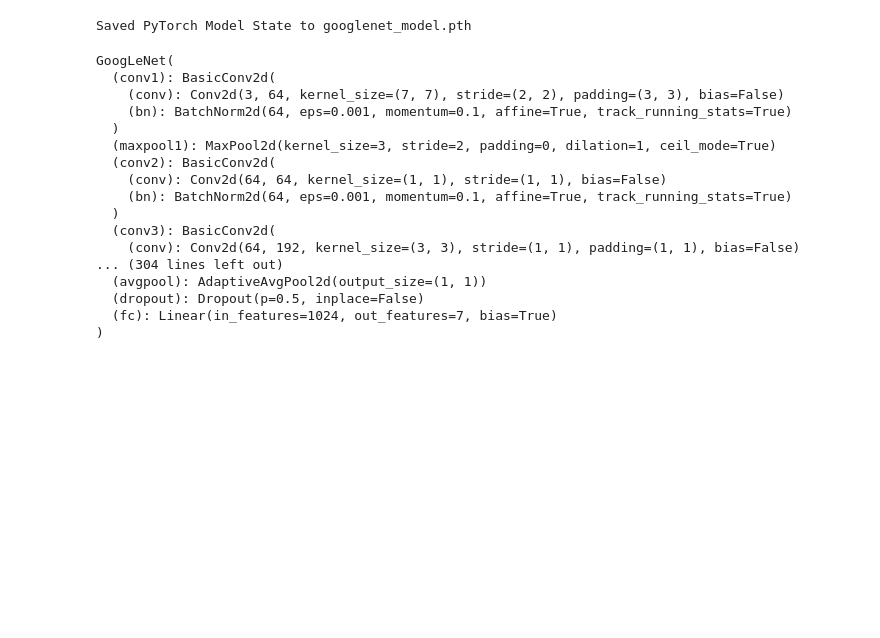
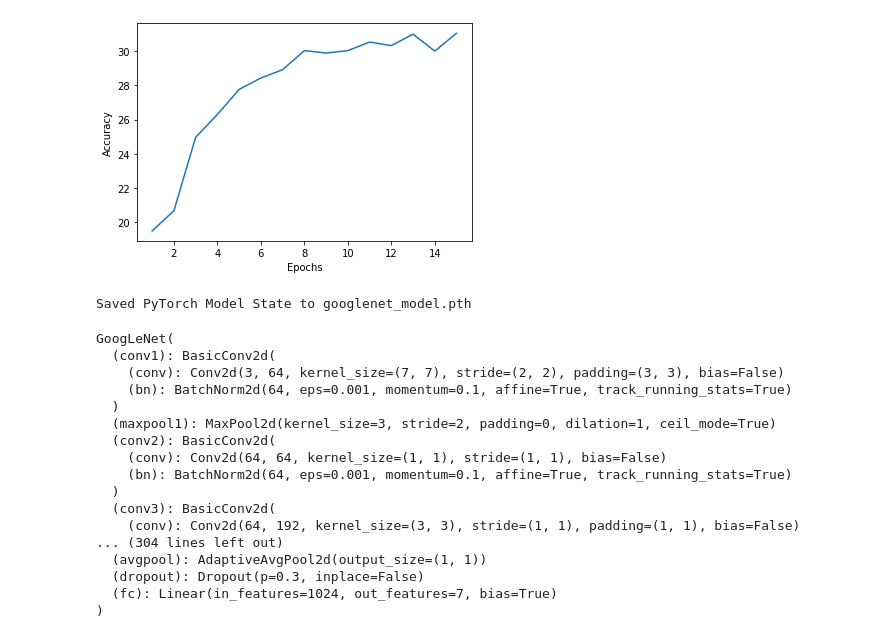
Before and after one commit to jiasenn/EmoDetectAI, a Jupyter notebook: GoogLEnet.ipynb, the cells around one changed output. Cells and saved outputs as stored; diff of their text form; code cells hidden in the pictures; blank space fills up the shorter version.

Commit message:
model optimisation

```diff
--- a/GoogLEnet.ipynb
+++ b/GoogLEnet.ipynb
@@ -23,5 +21,5 @@ AttributeError: module 'torch' has no attribute '_six'
 # %%
-batch_size = 2000
+batch_size = 2048
 
 # Create data loaders.
 train_dataloader = DataLoader(train_dataset, batch_size=batch_size)
@@ -36,7 +35,7 @@ NameError: name 'train_dataset' is not defined
 # %%
 import torch
 model = torch.hub.load('pytorch/vision:v0.10.0', 'googlenet', pretrained=True)
-model.dropout = nn.Dropout(0.5)
+model.dropout = nn.Dropout(0.3)
 model.fc = nn.Linear(1024,7)
 model.eval()
 model.to(device)
@@ -123,7 +122,7 @@ def test(dataloader, model, loss_fn):
 # %%
 test_accuracies = []
 # Training and testing the model
-epochs = 30
+epochs = 15
 for t in range(epochs):
     print(f"Epoch {t+1}\n-------------------------------")
     train_loss = train(train_dataloader, model, loss_fn, optimizer)
@@ -152,3 +151,15 @@ Done!
+# %%
+import matplotlib.pyplot as plt
+
+x_axis = [i for i in range(1, epochs+1)]
+plt.plot(x_axis, test_accuracies)
+
+plt.xlabel('Epochs')
+plt.ylabel('Accuracy')
+
+plt.show()
+# %% [output]
+[figure, added]
 # %%
 torch.save(model.state_dict(), "googlenet_model.pth")
 print("Saved PyTorch Model State to googlenet_model.pth")
@@ -173,7 +184,7 @@ GoogLeNet(
     (conv): Conv2d(64, 192, kernel_size=(3, 3), stride=(1, 1), padding=(1, 1), bias=False)
 ... (304 lines left out)
   (avgpool): AdaptiveAvgPool2d(output_size=(1, 1))
-  (dropout): Dropout(p=0.5, inplace=False)
+  (dropout): Dropout(p=0.3, inplace=False)
   (fc): Linear(in_features=1024, out_features=7, bias=True)
 )
 # %%
```
Also changed, not shown: parts of 7 cells of this notebook, 4 other files.
